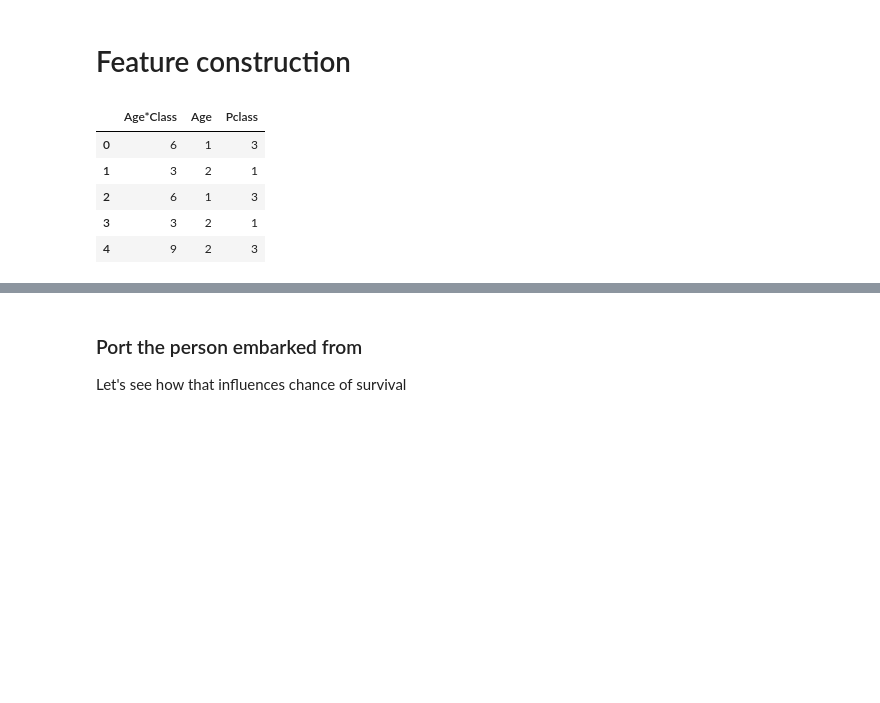
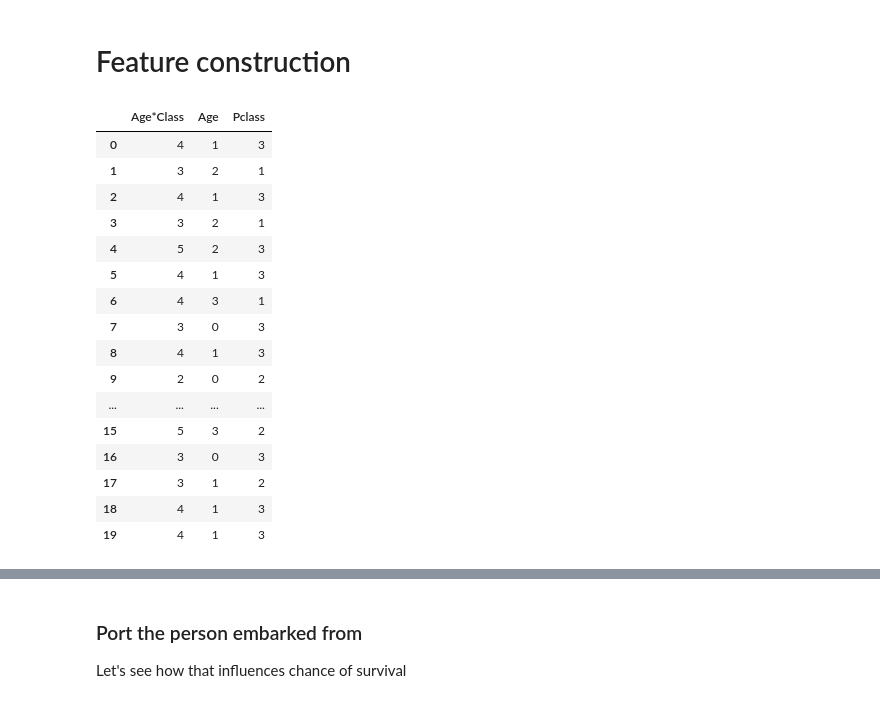
Before and after one commit to afo/data-x_prague, a Jupyter notebook: 04-tools-prediction-titanic/titanic.ipynb, the cells around one changed output, grey strips where cells are left out. Cells and saved outputs as stored; diff of their text form; code cells hidden in the pictures; blank space fills up the shorter version.

```diff
--- a/04-tools-prediction-titanic/titanic.ipynb
+++ b/04-tools-prediction-titanic/titanic.ipynb
@@ -747,18 +698,29 @@ train_df.head()
 # %%
 # We can also create new features based on intuitive combinations
 # Here is an example when we say that the age times socioclass is a determinant factor
 
 for dataset in combine:
-    dataset['Age*Class'] = (dataset.Age+1) * dataset.Pclass
+    dataset['Age*Class'] = dataset.Age+1 * dataset.Pclass
 
-train_df.loc[:, ['Age*Class', 'Age', 'Pclass']].head()
+train_df.loc[:, ['Age*Class', 'Age', 'Pclass']].head(20)
 # %% [output]
 |  | Age*Class | Age | Pclass |
-| 0 | 6 | 1 | 3 |
+| 0 | 4 | 1 | 3 |
 | 1 | 3 | 2 | 1 |
-| 2 | 6 | 1 | 3 |
+| 2 | 4 | 1 | 3 |
 | 3 | 3 | 2 | 1 |
-| 4 | 9 | 2 | 3 |
+| 4 | 5 | 2 | 3 |
+| 5 | 4 | 1 | 3 |
+| 6 | 4 | 3 | 1 |
+| 7 | 3 | 0 | 3 |
+| 8 | 4 | 1 | 3 |
+| 9 | 2 | 0 | 2 |
+| ... | ... | ... | ... |
+| 15 | 5 | 3 | 2 |
+| 16 | 3 | 0 | 3 |
+| 17 | 3 | 1 | 2 |
+| 18 | 4 | 1 | 3 |
+| 19 | 4 | 1 | 3 |
 # %%
 train_df[['Age*Class', 'Survived']].groupby(['Age*Class'], as_index=True).mean()
 # %% [output]
```
Also changed, not shown: parts of 54 cells of this notebook, 14 other files.
